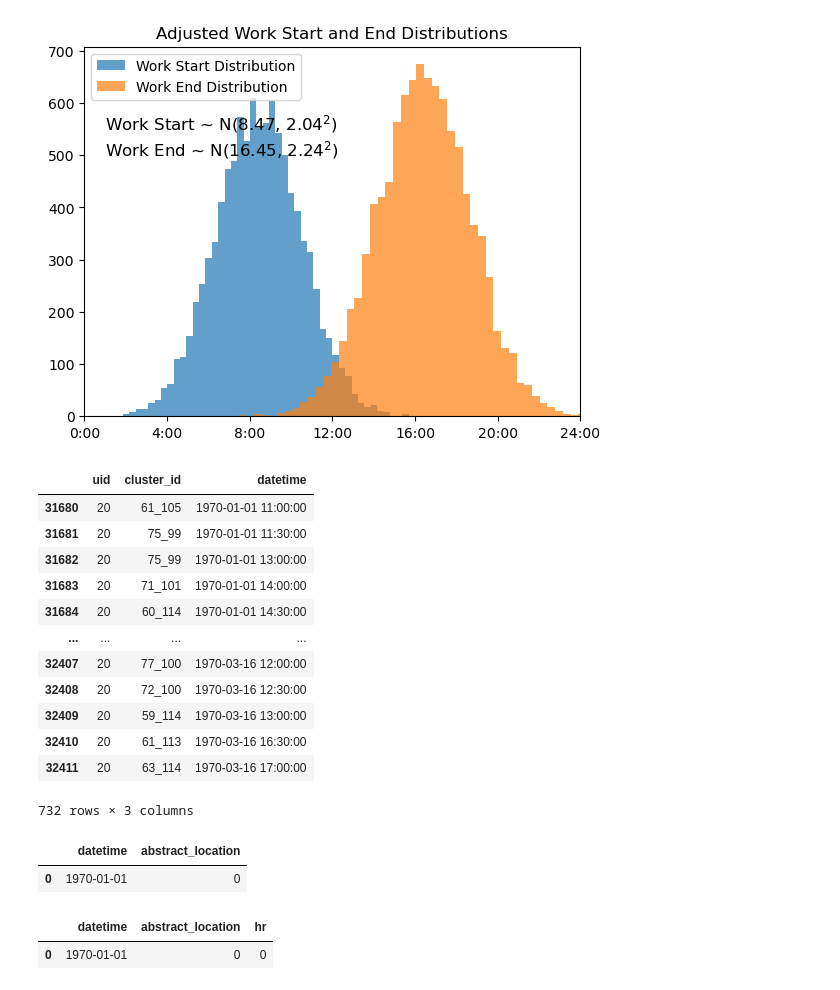
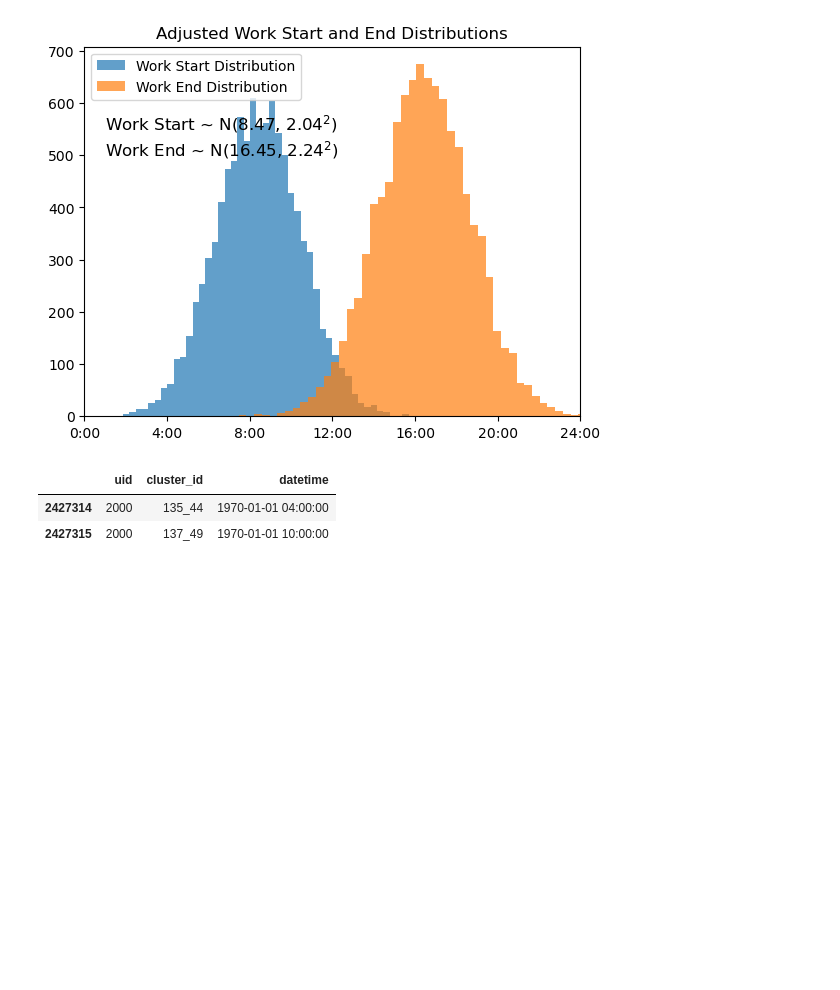
Before and after one commit to caoalbert/humob, a Jupyter notebook: stay_distribution.ipynb, the cells around one changed output. Cells and saved outputs as stored; diff of their text form; code cells hidden in the pictures; blank space fills up the shorter version.

```diff
--- a/stay_distribution.ipynb
+++ b/stay_distribution.ipynb
@@ -73,26 +73,16 @@ importlib.reload(src.skmob.models.markov_diary_generator)
 from src.skmob.models.markov_diary_generator import MarkovDiaryGenerator
 warnings.filterwarnings("ignore")
 # %%
-user2 = task1[task1['uid'] == 20]
+user2 = task1[task1['uid'] == 2000]
 # %%
 user2['datetime'] = pd.to_datetime(user2['d'] * 24 * 60 * 60 + user2['t'] * 30 * 60, unit='s')
 user2['cluster_id'] = [str(x) + '_' + str(y) for x, y in zip(user2['x'], user2['y'])]
 traj_df = skmob.TrajDataFrame(user2[['uid','cluster_id','datetime']], datetime='datetime', user_id='user')
-traj_df
+traj_df.head(2)
 # %% [output]
 |  | uid | cluster_id | datetime |
-| 31680 | 20 | 61_105 | 1970-01-01 11:00:00 |
-| 31681 | 20 | 75_99 | 1970-01-01 11:30:00 |
-| 31682 | 20 | 75_99 | 1970-01-01 13:00:00 |
-| 31683 | 20 | 71_101 | 1970-01-01 14:00:00 |
-| 31684 | 20 | 60_114 | 1970-01-01 14:30:00 |
-| ... | ... | ... | ... |
-| 32407 | 20 | 77_100 | 1970-03-16 12:00:00 |
-| 32408 | 20 | 72_100 | 1970-03-16 12:30:00 |
-| 32409 | 20 | 59_114 | 1970-03-16 13:00:00 |
-| 32410 | 20 | 61_113 | 1970-03-16 16:30:00 |
-| 32411 | 20 | 63_114 | 1970-03-16 17:00:00 |
+| 2427314 | 2000 | 135_44 | 1970-01-01 04:00:00 |
+| 2427315 | 2000 | 137_49 | 1970-01-01 10:00:00 |
-732 rows × 3 columns
 # %%
 import src.skmob.models.markov_diary_generator
 importlib.reload(src.skmob.models.markov_diary_generator)
@@ -106,7 +96,6 @@ mdg = MarkovDiaryGenerator()
 # mdg._update_markov_chain(time_series, shift)
 # mdg._normalize_markov_chain()
 mdg.fit(traj_df, 1, 'cluster_id')
-mdg.generate(15*24, start_date = dt.datetime(year=1970, month=1, day=1, hour=0, minute=0, second=0))
+# for i in range(3):
+#     mdg._markov_chain_[(0,i)][(0,1)] = 1
+result = mdg.generate(15*24, start_date = dt.datetime(year=1970, month=1, day=1, hour=0, minute=0, second=0))
-# %% [output]
-|  | datetime | abstract_location |
-| 0 | 1970-01-01 | 0 |
@@ -117,5 +101,0 @@ result['hr'] = result['datetime'].apply(lambda x: x.hour)
-# %%
-result[(result['hr'] < 7)]
-# %% [output]
-|  | datetime | abstract_location | hr |
-| 0 | 1970-01-01 | 0 | 0 |
```
Also changed, not shown: parts of 7 cells of this notebook, 1 other file.
